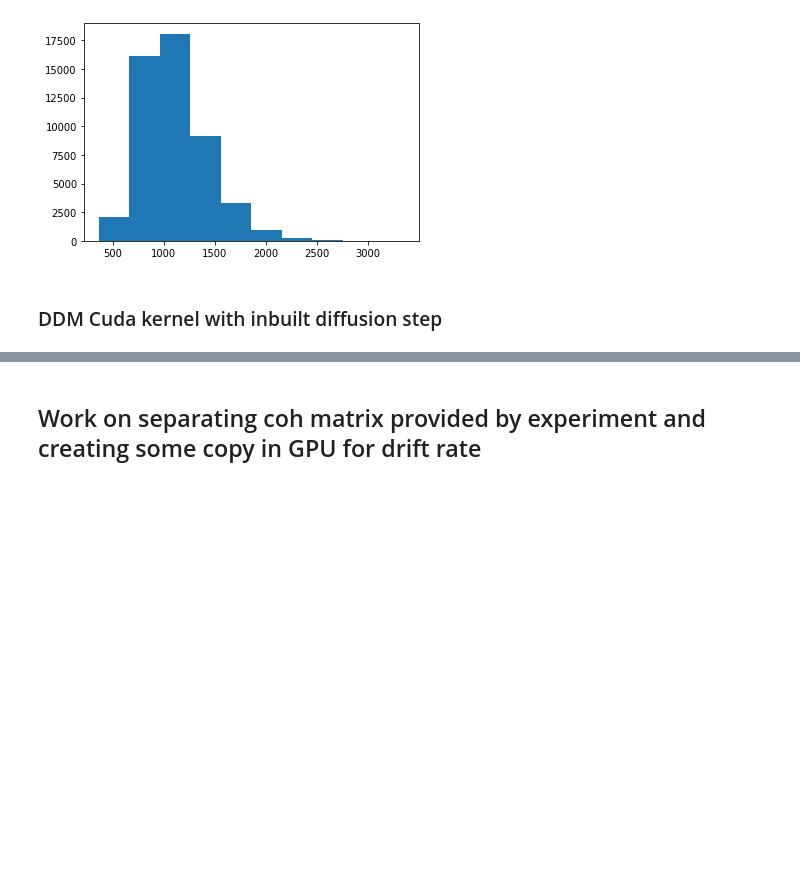
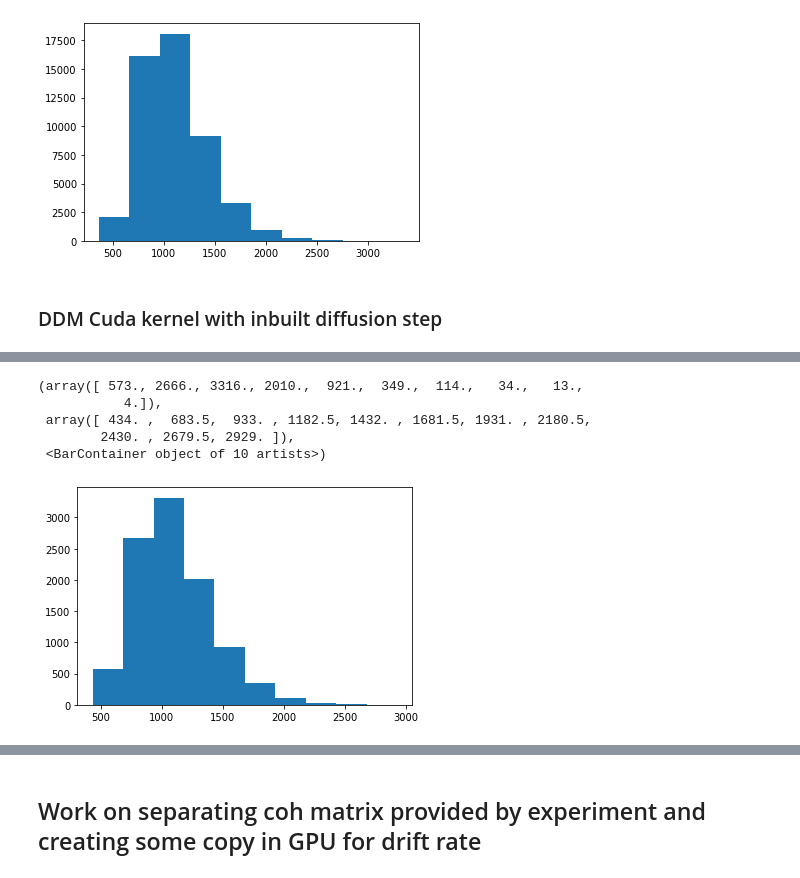
Before and after one commit to vaibrainium/decision-models, a Jupyter notebook: scripts/Decision_Model.ipynb, the cells around one changed output, grey strips where cells are left out. Cells and saved outputs as stored; diff of their text form; code cells hidden in the pictures; blank space fills up the shorter version.

Commit message:
20220315
Batch execution of model with fastest simulation. 35-40ms for simulating 50000 trials with 10sec delay period

```diff
--- a/scripts/Decision_Model.ipynb
+++ b/scripts/Decision_Model.ipynb
@@ -216,15 +216,14 @@ Wall time: 165 ms
 
 # For Dynamic Coherence
 @cuda.jit
-def DDM_kernel(coherence, sp, dg, sigma, bound, ndt, decision, rt, rng_states,diffusion):
+def DDM_kernel_for_delay(coherence, sp, dg, sigma, bound, ndt, decision, rt, rng_states):
     tr = cuda.grid(1)
     tr_in_bounds = (tr >= 0) and (tr <= (coherence.shape[0] - 1))
     if tr_in_bounds:
         dv = sp
         for t in range(coherence.shape[1]):
-            rand_float = random.xoroshiro128p_normal_float32(rng_states, tr)
-            diffusion[tr] = rand_float#(coherence[tr,t]*dg)+(rand_float*sigma)
-            dv = dv + diffusion[tr,t]      # update decision variable
+            diffusion = (coherence[tr,t]*dg)+ (random.xoroshiro128p_normal_float32(rng_states, tr)*sigma)
+            dv = dv + diffusion      # update decision variable
             if dv > bound or dv < -bound:       # checking if decision bound is reached
                 decision[tr] =  2*(dv>0) - 1    # np.sign(dv) alternative
                 rt[tr] = t+ndt
@@ -238,12 +237,11 @@ ndt=0
 bound=1
 coherence = cp.array([[100,100],[100,100]])
 decision = cp.empty(coherence.shape[0])*cp.NaN
-diffusion = cp.empty_like(coherence)*cp.NaN
 rt = cp.empty(coherence.shape[0])*cp.NaN
 blockdim = (16)
 griddim = (coherence.shape[0] // blockdim) + 1
 rng_states = random.create_xoroshiro128p_states(griddim * blockdim, seed=1)
 cuda.synchronize()
-%time DDM_kernel[griddim, blockdim](coherence, sp, dg, sigma, bound, ndt, decision, rt, rng_states,diffusion)
+%time DDM_kernel[griddim, blockdim](coherence, sp, dg, sigma, bound, ndt, decision, rt, rng_states)
 cuda.synchronize()
 # %% [output]
@@ -260,4 +258,30 @@ bound = 1
 
 if 'coherence' in globals():
     del coherence
-coherence = np.ones((50000, 10000), dtype=float32)*coh
+coherence = cp.ones((10000, 10000), dtype=float32)*coh
+# %%
+
+def batch_simulation_delay(model, coherence, sp, dg, sigma, bound, ndt, seed=None):
+    batch_size = 10000;
+    rt_np = []
+    decision_np = []
+    blockdim = int(128)
+    griddim = (batch_size // blockdim) + 1
+    if seed is None:
+        seed = np.random.randint(0, np.iinfo(np.int32).max)
+    rng_states = random.create_xoroshiro128p_states(griddim * blockdim, seed=seed)
+
+    for i in range((coherence.shape[0]//batch_size)+1):
+        coherence_batch = coherence[batch_size*i:batch_size*(i+1)]
+        decision_cp = cp.empty(coherence_batch.shape[0])*cp.NaN
+        rt_cp = cp.empty(coherence_batch.shape[0])*cp.NaN
+        cuda.synchronize()
+        model[griddim, blockdim](coherence_batch, sp, dg, sigma, bound, ndt, decision_cp, rt_cp, rng_states);
+        cuda.synchronize()
+        decision_np = np.append(decision_np, cp.asnumpy(decision_cp))
+        rt_np = np.append(rt_np, cp.asnumpy(rt_cp))
+    return decision_np, rt_np
+
+%time decision, rt =  batch_simulation_delay(DDM_kernel, coherence, sp, dg, sigma, bound, ndt)
+plt.hist(rt)
+# %% [output]
@@ -264,2 +289,8 @@ coherence = np.ones((50000, 10000), dtype=float32)*coh
+(array([ 573., 2666., 3316., 2010.,  921.,  349.,  114.,   34.,   13.,
+           4.]),
+ array([ 434. ,  683.5,  933. , 1182.5, 1432. , 1681.5, 1931. , 2180.5,
+        2430. , 2679.5, 2929. ]),
+ <BarContainer object of 10 artists>)
+[figure, added]
 # %%
 %%time
```
Also changed, not shown: parts of 8 cells of this notebook, 1 other file.
